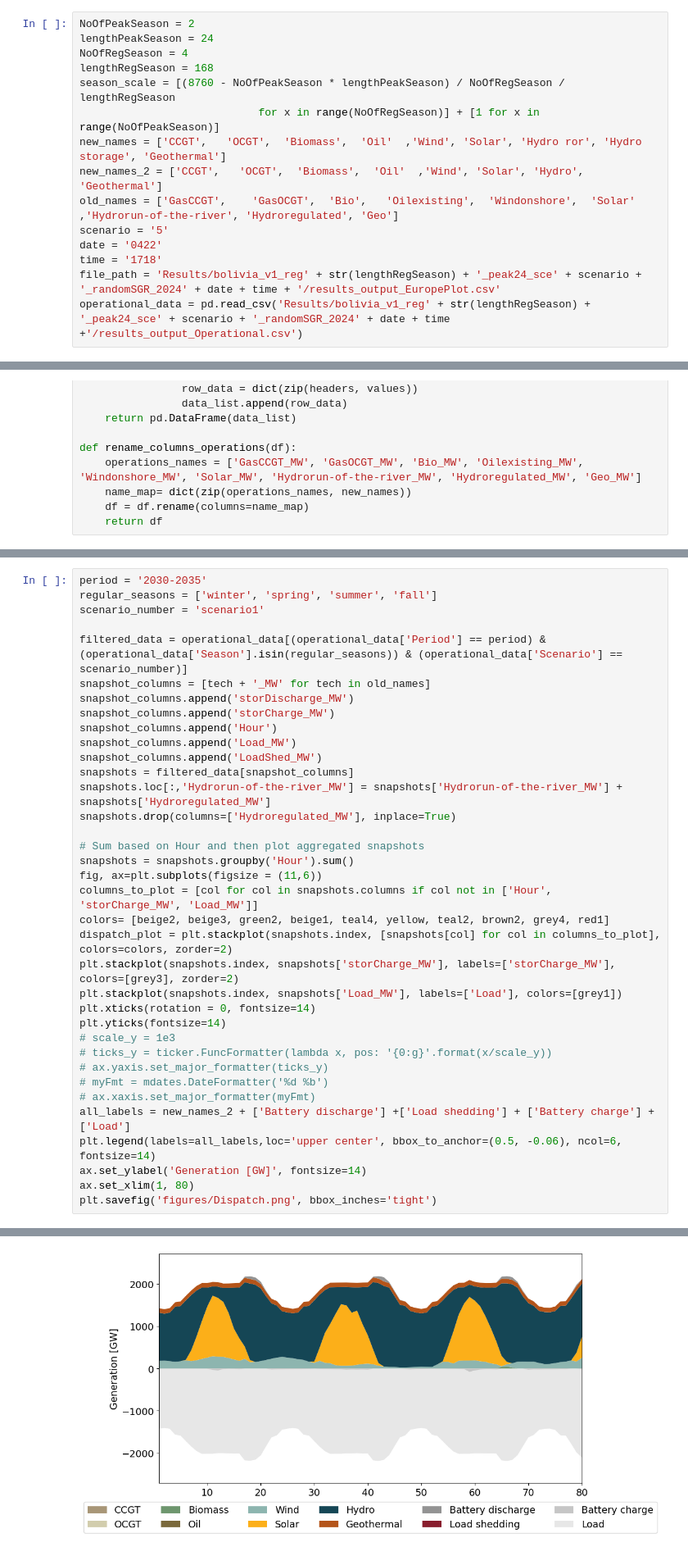
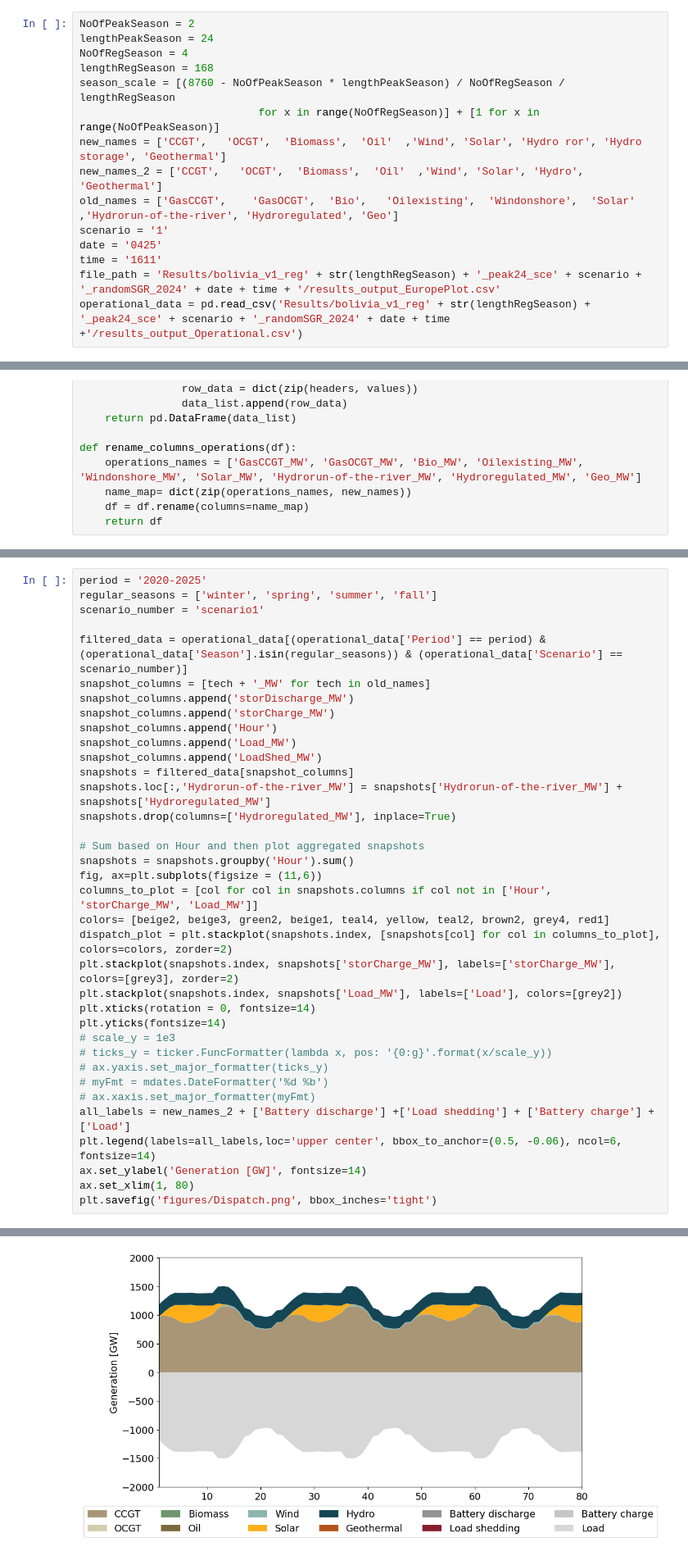
Before and after one commit to maribjorn/EMPIRE-BO, a Jupyter notebook: plot.ipynb, the cells around one changed output, grey strips where cells are left out. Shown: that part at 82% size. Cells and saved outputs as stored; diff of their text form.

Commit message:
Small edits to change input and plot

```diff
--- a/plot.ipynb
+++ b/plot.ipynb
@@ -41,9 +41,9 @@ season_scale = [(8760 - NoOfPeakSeason * lengthPeakSeason) / NoOfRegSeason / len
 new_names = ['CCGT',   'OCGT',  'Biomass',  'Oil'  ,'Wind', 'Solar', 'Hydro ror', 'Hydro storage', 'Geothermal']
 new_names_2 = ['CCGT',   'OCGT',  'Biomass',  'Oil'  ,'Wind', 'Solar', 'Hydro', 'Geothermal']
 old_names = ['GasCCGT',    'GasOCGT',  'Bio',   'Oilexisting',  'Windonshore',  'Solar'  ,'Hydrorun-of-the-river', 'Hydroregulated', 'Geo']
-scenario = '5'
-date = '0422'
-time = '1718'
+scenario = '1'
+date = '0425'
+time = '1611'
 file_path = 'Results/bolivia_v1_reg' + str(lengthRegSeason) + '_peak24_sce' + scenario + '_randomSGR_2024' + date + time + '/results_output_EuropePlot.csv'
 operational_data = pd.read_csv('Results/bolivia_v1_reg' + str(lengthRegSeason) + '_peak24_sce' + scenario + '_randomSGR_2024' + date + time +'/results_output_Operational.csv')
 # %%
@@ -145,5 +182,5 @@ plt.savefig('figures/Production.png', bbox_inches='tight')
 # %%
-period = '2030-2035'
+period = '2020-2025'
 regular_seasons = ['winter', 'spring', 'summer', 'fall']
 scenario_number = 'scenario1'
 
@@ -155,32 +192,32 @@ snapshot_columns.append('Hour')
 snapshot_columns.append('Load_MW')
 snapshot_columns.append('LoadShed_MW')
 snapshots = filtered_data[snapshot_columns]
 snapshots.loc[:,'Hydrorun-of-the-river_MW'] = snapshots['Hydrorun-of-the-river_MW'] + snapshots['Hydroregulated_MW']
 snapshots.drop(columns=['Hydroregulated_MW'], inplace=True)
 
 # Sum based on Hour and then plot aggregated snapshots
 snapshots = snapshots.groupby('Hour').sum()
 fig, ax=plt.subplots(figsize = (11,6))
 columns_to_plot = [col for col in snapshots.columns if col not in ['Hour', 'storCharge_MW', 'Load_MW']]
 colors= [beige2, beige3, green2, beige1, teal4, yellow, teal2, brown2, grey4, red1]
 dispatch_plot = plt.stackplot(snapshots.index, [snapshots[col] for col in columns_to_plot], colors=colors, zorder=2)
 plt.stackplot(snapshots.index, snapshots['storCharge_MW'], labels=['storCharge_MW'], colors=[grey3], zorder=2)
-plt.stackplot(snapshots.index, snapshots['Load_MW'], labels=['Load'], colors=[grey1])
+plt.stackplot(snapshots.index, snapshots['Load_MW'], labels=['Load'], colors=[grey2])
 plt.xticks(rotation = 0, fontsize=14)
 plt.yticks(fontsize=14)
 # scale_y = 1e3
 # ticks_y = ticker.FuncFormatter(lambda x, pos: '{0:g}'.format(x/scale_y))
 # ax.yaxis.set_major_formatter(ticks_y)
 # myFmt = mdates.DateFormatter('%d %b')
 # ax.xaxis.set_major_formatter(myFmt)
 all_labels = new_names_2 + ['Battery discharge'] +['Load shedding'] + ['Battery charge'] + ['Load']
 plt.legend(labels=all_labels,loc='upper center', bbox_to_anchor=(0.5, -0.06), ncol=6, fontsize=14)
 ax.set_ylabel('Generation [GW]', fontsize=14)
 ax.set_xlim(1, 80)
 plt.savefig('figures/Dispatch.png', bbox_inches='tight')
 # %% [output]
 A value is trying to be set on a copy of a slice from a DataFrame
 
 See the caveats in the documentation: https://pandas.pydata.org/pandas-docs/stable/user_guide/indexing.html#returning-a-view-versus-a-copy
   snapshots.drop(columns=['Hydroregulated_MW'], inplace=True)
-[figure, old version]
+[figure, new version]
```
Also changed, not shown: parts of 4 cells of this notebook, 11 other files.
